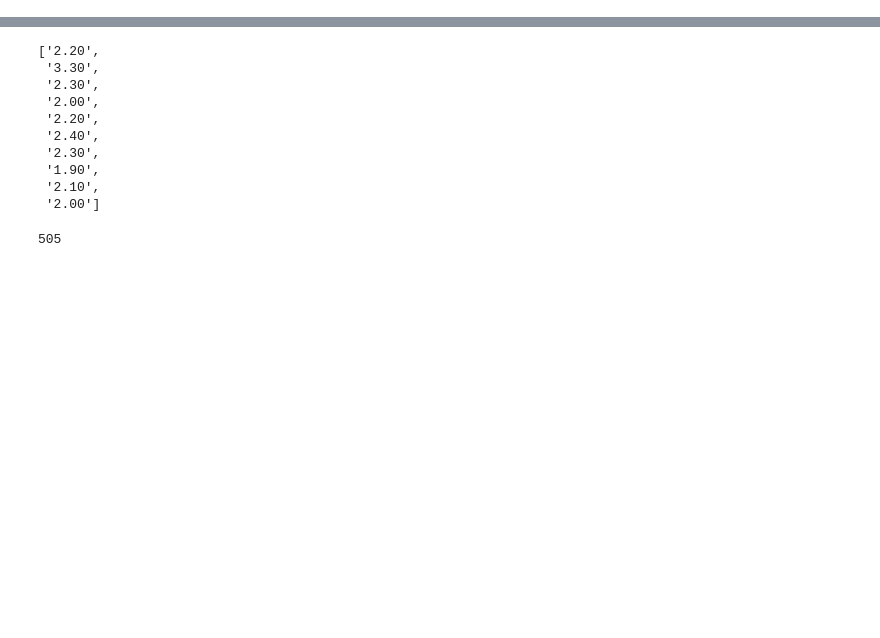
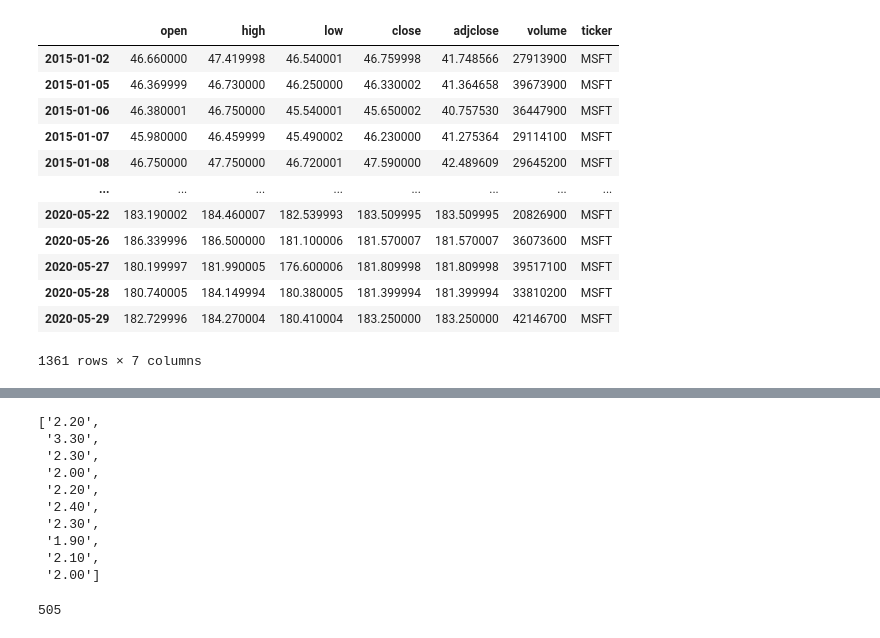
Before and after one commit to yegorkryukov/springboard, a Jupyter notebook: capstone/exploration.ipynb, the cells around one changed output, grey strips where cells are left out. Cells and saved outputs as stored; diff of their text form; code cells hidden in the pictures; blank space fills up the shorter version.

```diff
--- a/capstone/exploration.ipynb
+++ b/capstone/exploration.ipynb
@@ -21,0 +35,20 @@ True
+# %%
+ticker = 'MSFT'
+start_date = '01/01/2015'
+end_date = '05/31/2020'
+ticker_data = si.get_data(ticker, start_date=start_date, end_date=end_date)
+ticker_data
+# %% [output]
+|  | open | high | low | close | adjclose | volume | ticker |
+| 2015-01-02 | 46.660000 | 47.419998 | 46.540001 | 46.759998 | 41.748566 | 27913900 | MSFT |
+| 2015-01-05 | 46.369999 | 46.730000 | 46.250000 | 46.330002 | 41.364658 | 39673900 | MSFT |
+| 2015-01-06 | 46.380001 | 46.750000 | 45.540001 | 45.650002 | 40.757530 | 36447900 | MSFT |
+| 2015-01-07 | 45.980000 | 46.459999 | 45.490002 | 46.230000 | 41.275364 | 29114100 | MSFT |
+| 2015-01-08 | 46.750000 | 47.750000 | 46.720001 | 47.590000 | 42.489609 | 29645200 | MSFT |
+| ... | ... | ... | ... | ... | ... | ... | ... |
+| 2020-05-22 | 183.190002 | 184.460007 | 182.539993 | 183.509995 | 183.509995 | 20826900 | MSFT |
+| 2020-05-26 | 186.339996 | 186.500000 | 181.100006 | 181.570007 | 181.570007 | 36073600 | MSFT |
+| 2020-05-27 | 180.199997 | 181.990005 | 176.600006 | 181.809998 | 181.809998 | 39517100 | MSFT |
+| 2020-05-28 | 180.740005 | 184.149994 | 180.380005 | 181.399994 | 181.399994 | 33810200 | MSFT |
+| 2020-05-29 | 182.729996 | 184.270004 | 180.410004 | 183.250000 | 183.250000 | 42146700 | MSFT |
+1361 rows × 7 columns
```
Also changed, not shown: parts of 5 cells of this notebook.
